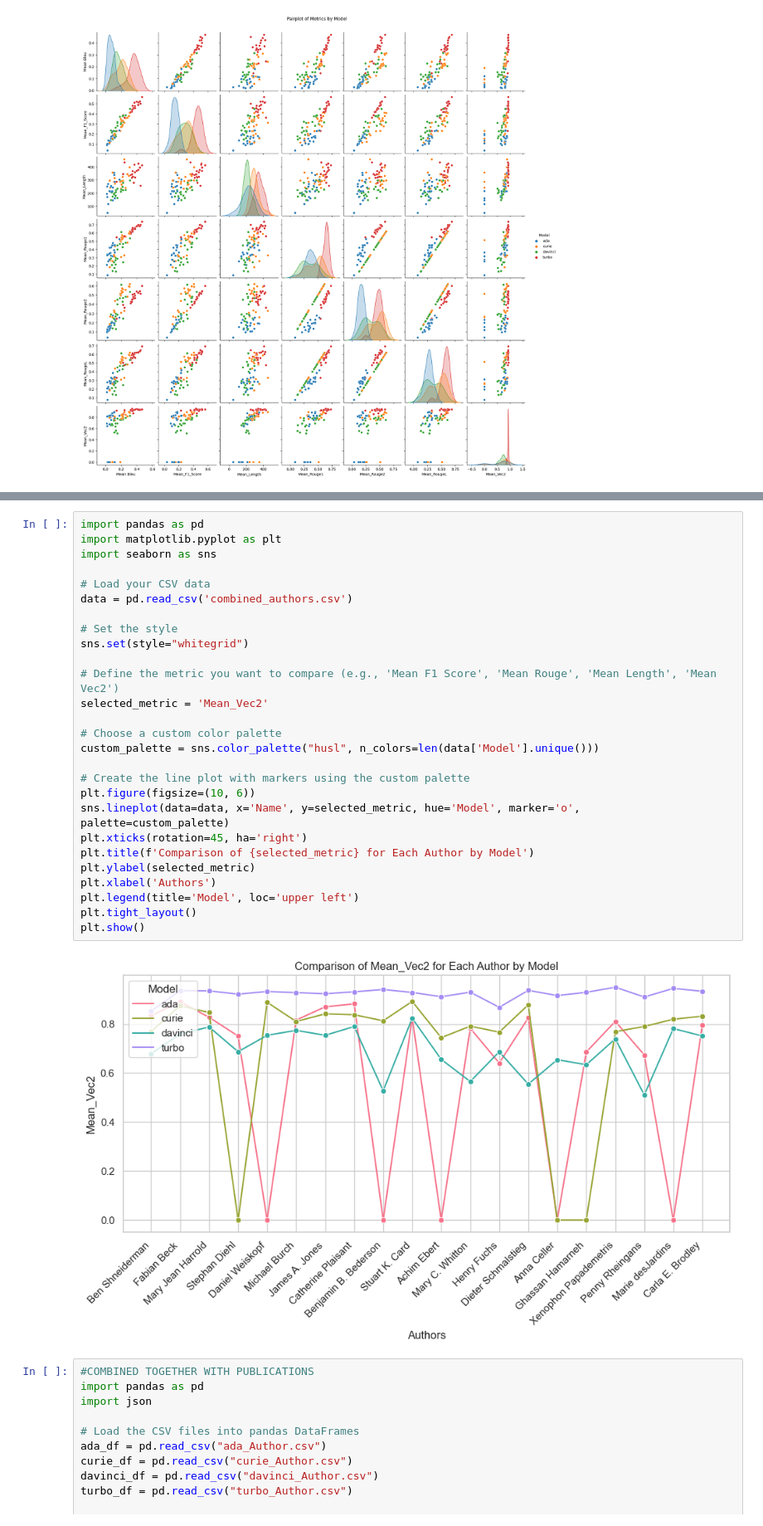
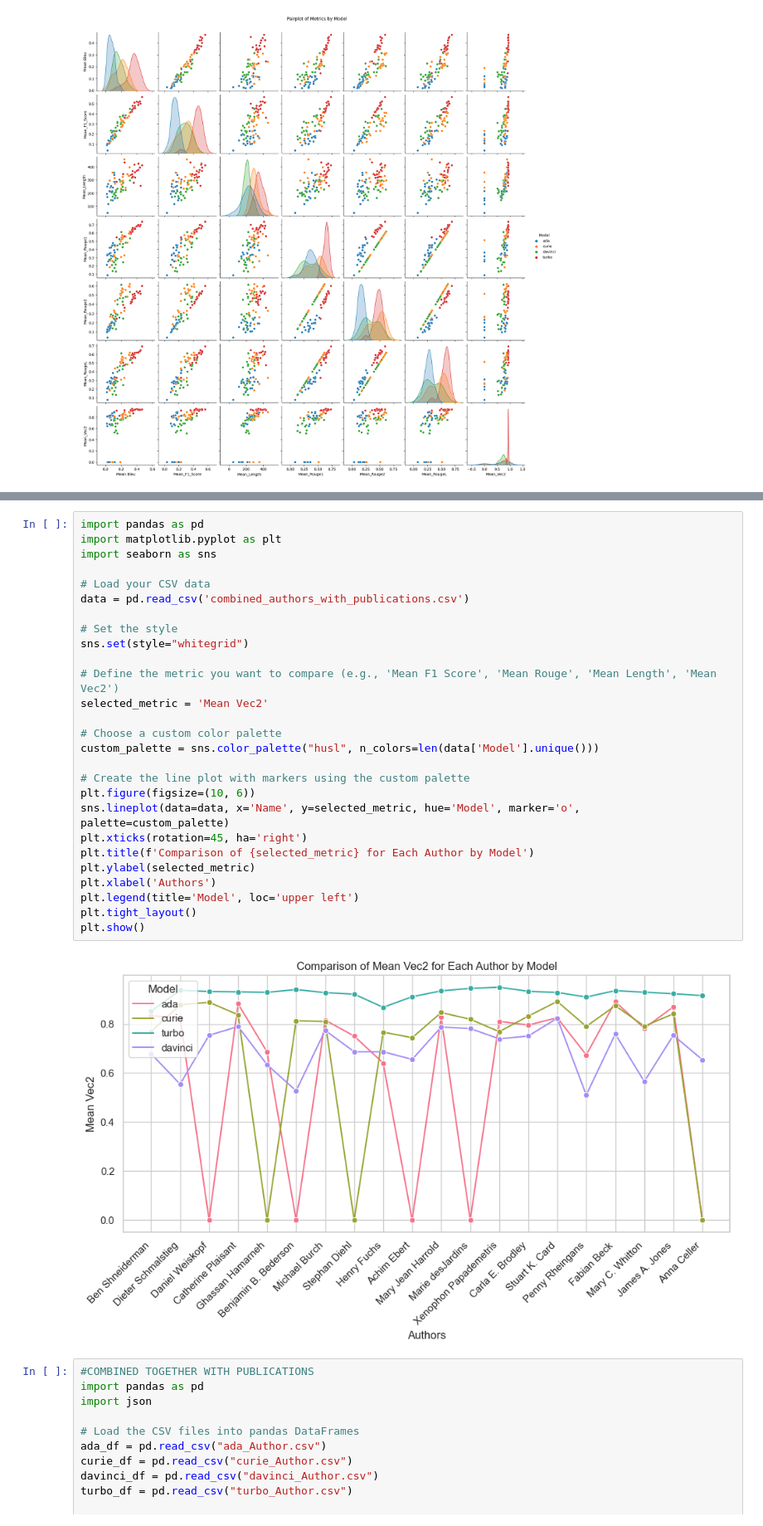
Before and after one commit to jonidamukaj/testing_LLMs, a Jupyter notebook: testing/paragraph2/Vis/Visualize_Authors.ipynb, the cells around one changed output, grey strips where cells are left out. Shown at 83% size. Cells and saved outputs as stored; diff of their text form.

```diff
--- a/testing/paragraph2/Vis/Visualize_Authors.ipynb
+++ b/testing/paragraph2/Vis/Visualize_Authors.ipynb
@@ -201,32 +201,32 @@ plt.show()
 # %%
 import pandas as pd
 import matplotlib.pyplot as plt
 import seaborn as sns
 
 # Load your CSV data
-data = pd.read_csv('combined_authors.csv')
+data = pd.read_csv('combined_authors_with_publications.csv')
 
 # Set the style
 sns.set(style="whitegrid")
 
 # Define the metric you want to compare (e.g., 'Mean F1 Score', 'Mean Rouge', 'Mean Length', 'Mean Vec2')
-selected_metric = 'Mean_Vec2'
+selected_metric = 'Mean Vec2'
 
 # Choose a custom color palette
 custom_palette = sns.color_palette("husl", n_colors=len(data['Model'].unique()))
 
 # Create the line plot with markers using the custom palette
 plt.figure(figsize=(10, 6))
 sns.lineplot(data=data, x='Name', y=selected_metric, hue='Model', marker='o', palette=custom_palette)
 plt.xticks(rotation=45, ha='right')
 plt.title(f'Comparison of {selected_metric} for Each Author by Model')
 plt.ylabel(selected_metric)
 plt.xlabel('Authors')
 plt.legend(title='Model', loc='upper left')
 plt.tight_layout()
 plt.show()
 # %% [output]
-[figure, old version]
+[figure, new version]
 # %%
 #COMBINED TOGETHER WITH PUBLICATIONS
 import pandas as pd
```
Also changed, not shown: parts of 4 cells of this notebook, 3 other files.
